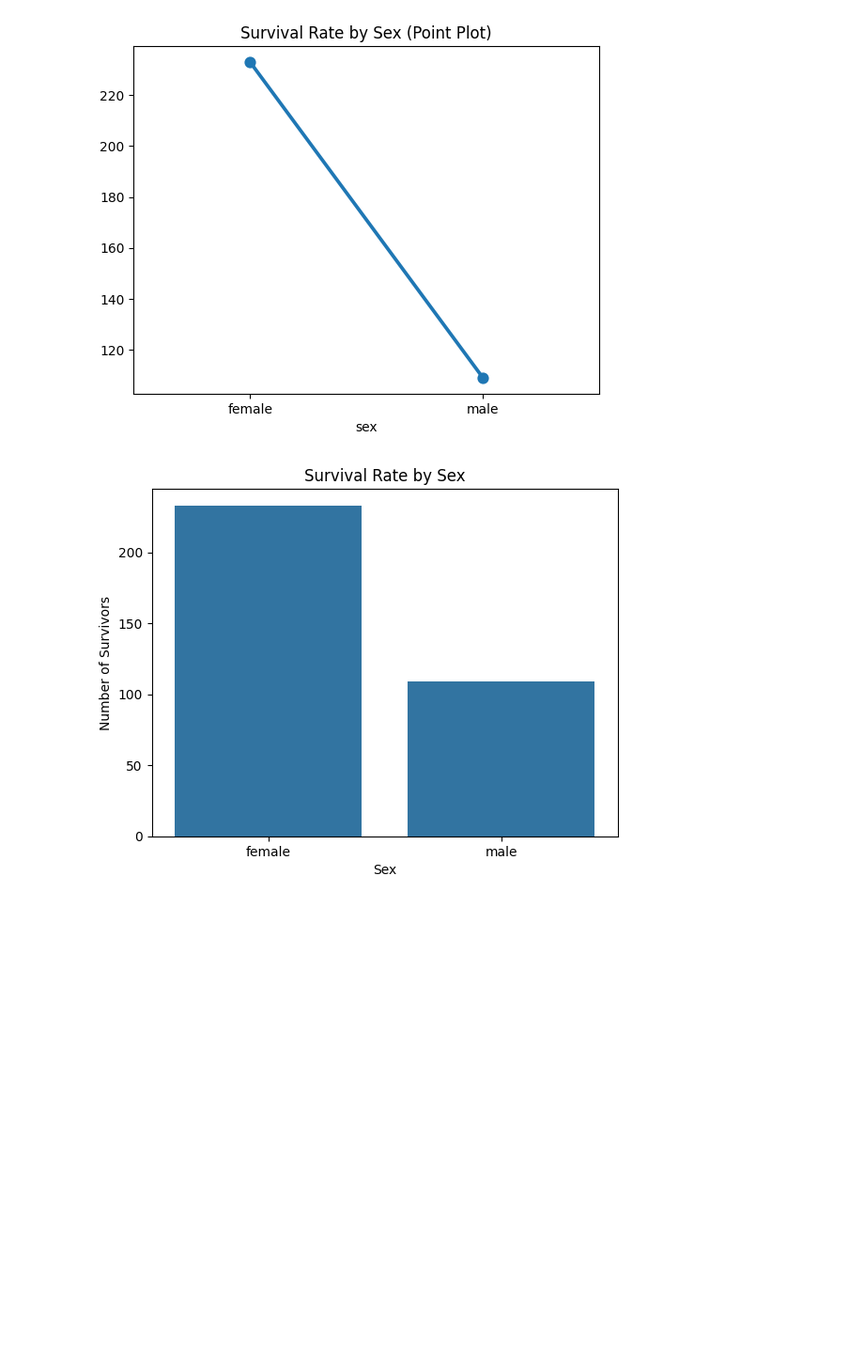
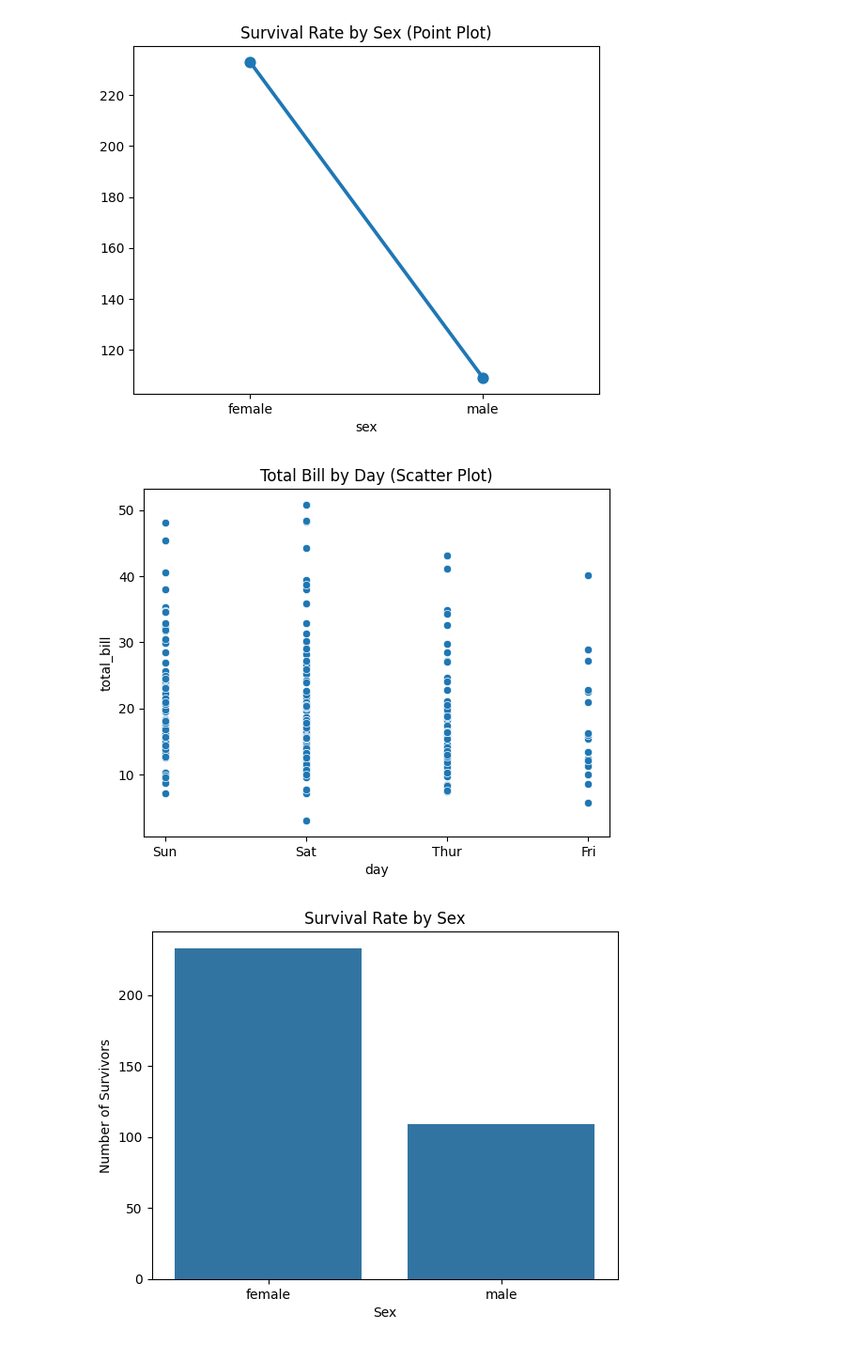
Before and after one commit to 2020kucp1072/Libraries, a Jupyter notebook: seaborn.ipynb, the cells around one changed output. Shown at 94% size. Drawn from its saved outputs; the diff is of its cells as text; code cells hidden in the pictures; blank space fills up the shorter version.

Commit message:
[VEMULA] add:python program to scatter plot day and total bill

```diff
--- a/seaborn.ipynb
+++ b/seaborn.ipynb
@@ -45,6 +45,25 @@ def point_plot_sex_survived():
 point_plot_sex_survived()
 # %% [output]
 [figure]
+# %%
+def scatter_plot_day_total_bill():
+    """
+    Description:
+        This function loads the Tips dataset and creates a scatter plot of 'day' against 'total_bill'.
+    Parameters:
+        None
+    Return:
+        None
+    """
+    url = "https://raw.githubusercontent.com/mwaskom/seaborn-data/master/tips.csv"
+    data = pd.read_csv(url)
+    sns.scatterplot(x="day", y="total_bill", data=data)
+    plt.title("Total Bill by Day (Scatter Plot)")
+    plt.show()
+
+scatter_plot_day_total_bill()
+# %% [output]
+[figure, added]
 # %%
 def main():
     bar_plot_sex_survived()
```
Also changed, not shown: parts of 1 cell of this notebook.
